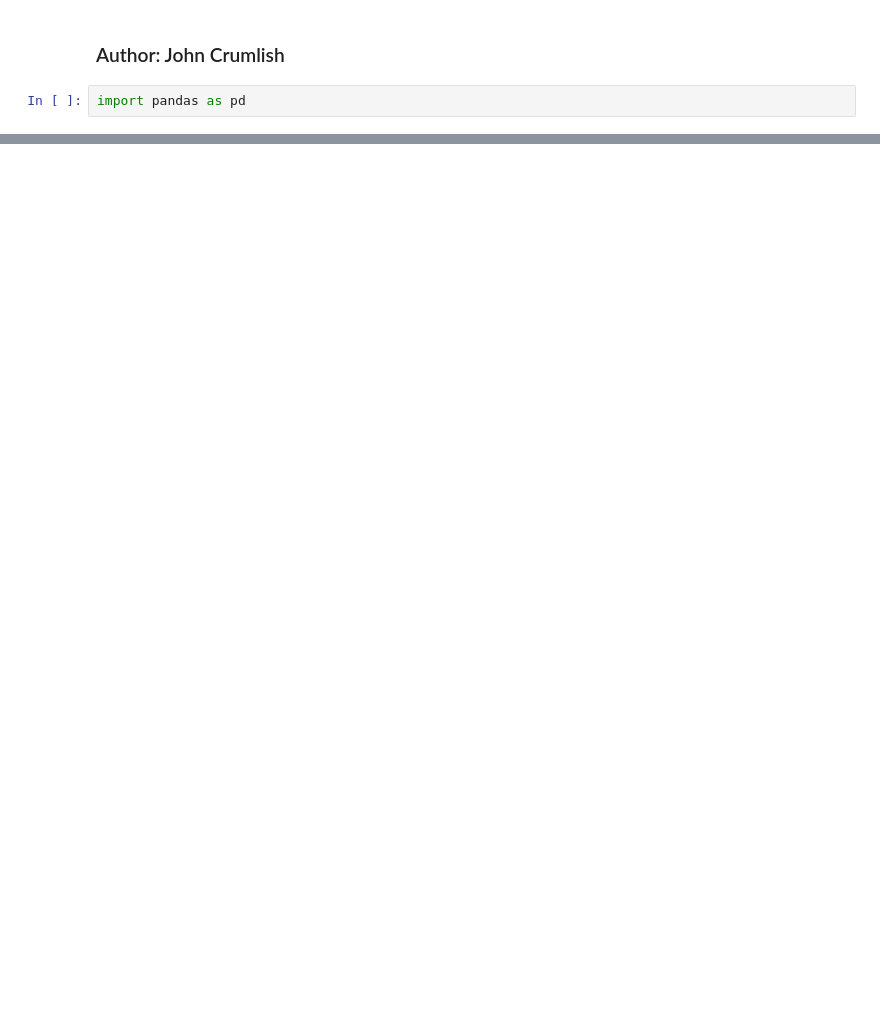
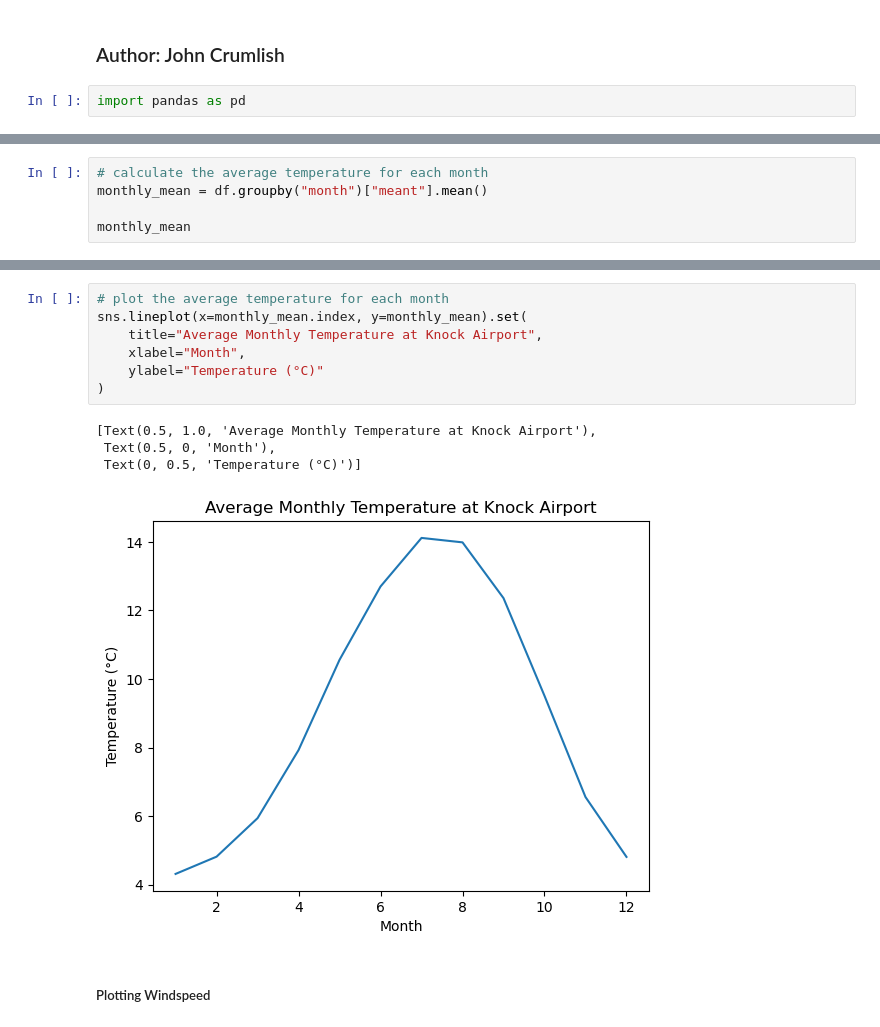
Before and after one commit to johncrumlish25/programming-for-data-analytics, a Jupyter notebook: assignments/assignment06-weather.ipynb, the cells around one changed output, grey strips where cells are left out. Drawn from its saved outputs; the diff is of its cells as text; blank space fills up the shorter version.

```diff
--- a/assignments/assignment06-weather.ipynb
+++ b/assignments/assignment06-weather.ipynb
@@ -9,0 +67,5 @@ FileNotFoundError: [Errno 2] No such file or directory: ''
+# %%
+# calculate the average temperature for each month
+monthly_mean = df.groupby("month")["meant"].mean()
+
+monthly_mean
@@ -9,0 +87,14 @@ FileNotFoundError: [Errno 2] No such file or directory: ''
+# %%
+# plot the average temperature for each month
+sns.lineplot(x=monthly_mean.index, y=monthly_mean).set(
+    title="Average Monthly Temperature at Knock Airport",
+    xlabel="Month",
+    ylabel="Temperature (°C)"
+)
+# %% [output]
+[Text(0.5, 1.0, 'Average Monthly Temperature at Knock Airport'),
+ Text(0.5, 0, 'Month'),
+ Text(0, 0.5, 'Temperature (°C)')]
+[figure, added]
+# %% [markdown]
+##### Plotting Windspeed
```
Also changed, not shown: parts of 15 cells of this notebook, 1 other file.
